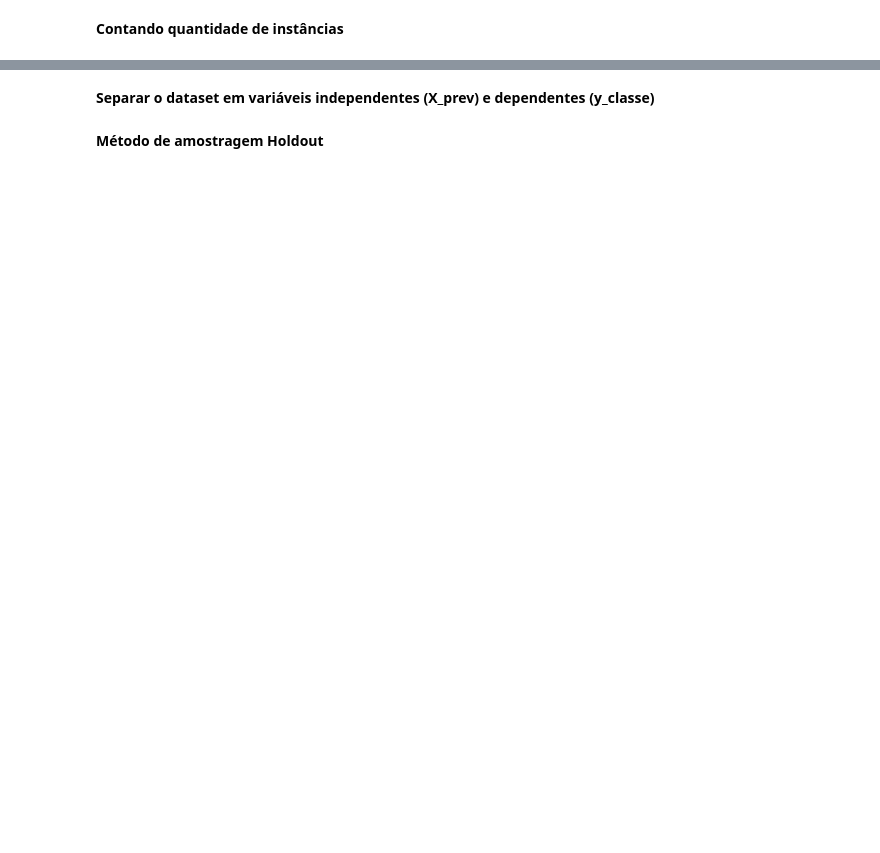
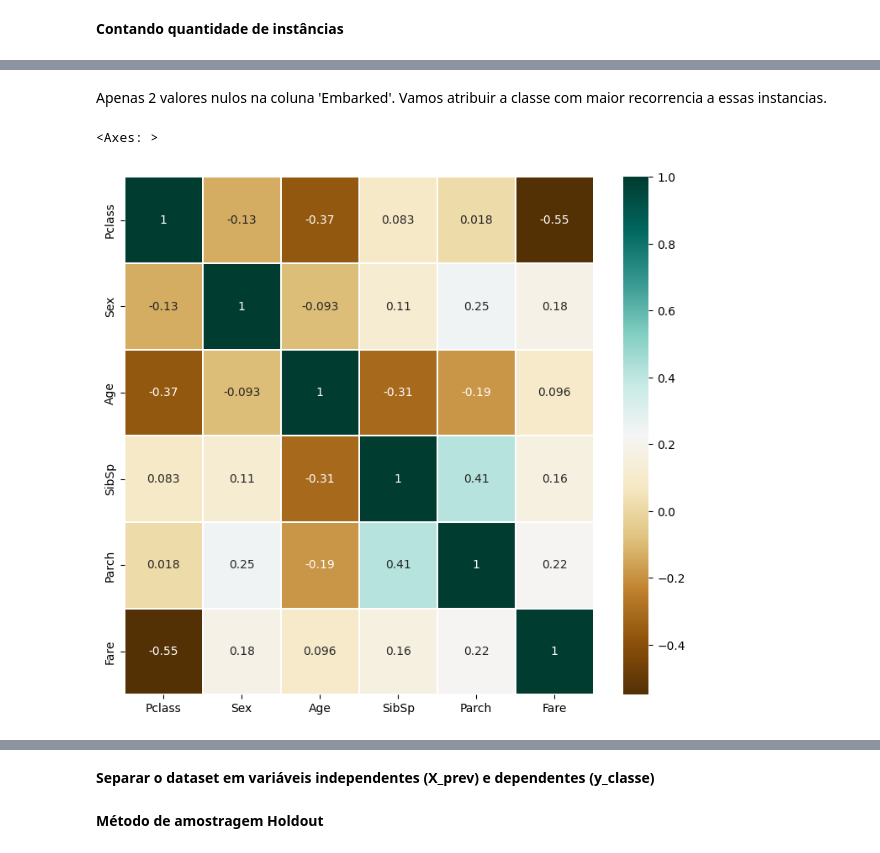
Before and after one commit to joaodest/inteligencia-artificial, a Jupyter notebook: Lista 2/Lendo_e_tratando_arquivo_v2.ipynb, the cells around one changed output, grey strips where cells are left out. Drawn from its saved outputs; the diff is of its cells as text; code cells hidden in the pictures; blank space fills up the shorter version.

```diff
--- a/Lista 2/Lendo_e_tratando_arquivo_v2.ipynb
+++ b/Lista 2/Lendo_e_tratando_arquivo_v2.ipynb
@@ -170,0 +118,13 @@ base_encoded.shape
+# %% [markdown]
+
+Apenas 2 valores nulos na coluna 'Embarked'. Vamos atribuir a classe com maior recorrencia a essas instancias.
+# %%
+base_treino['Embarked'] = base_treino['Embarked'].fillna(2)
+# %%
+corr_matrix = base_treino[['Pclass', 'Sex', 'Age', 'SibSp', 'Parch', 'Fare']].corr()
+# %%
+plt.figure(figsize=(9,8))
+sns.heatmap(data=corr_matrix, cmap='BrBG', annot=True, linewidths=0.2)
+# %% [output]
+<Axes: >
+[figure, added]
```
Also changed, not shown: parts of 70 cells of this notebook, 9 other files.
